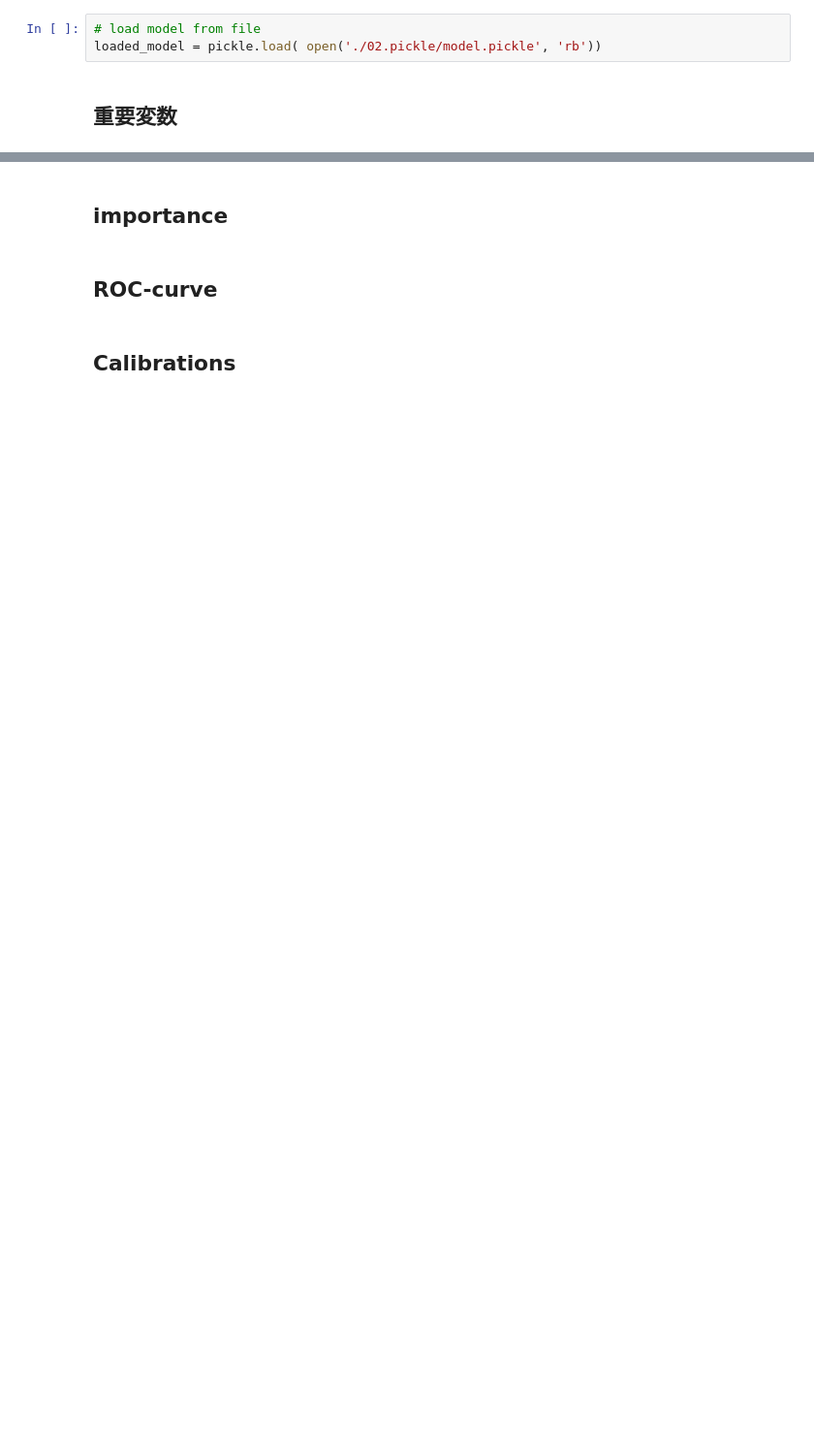
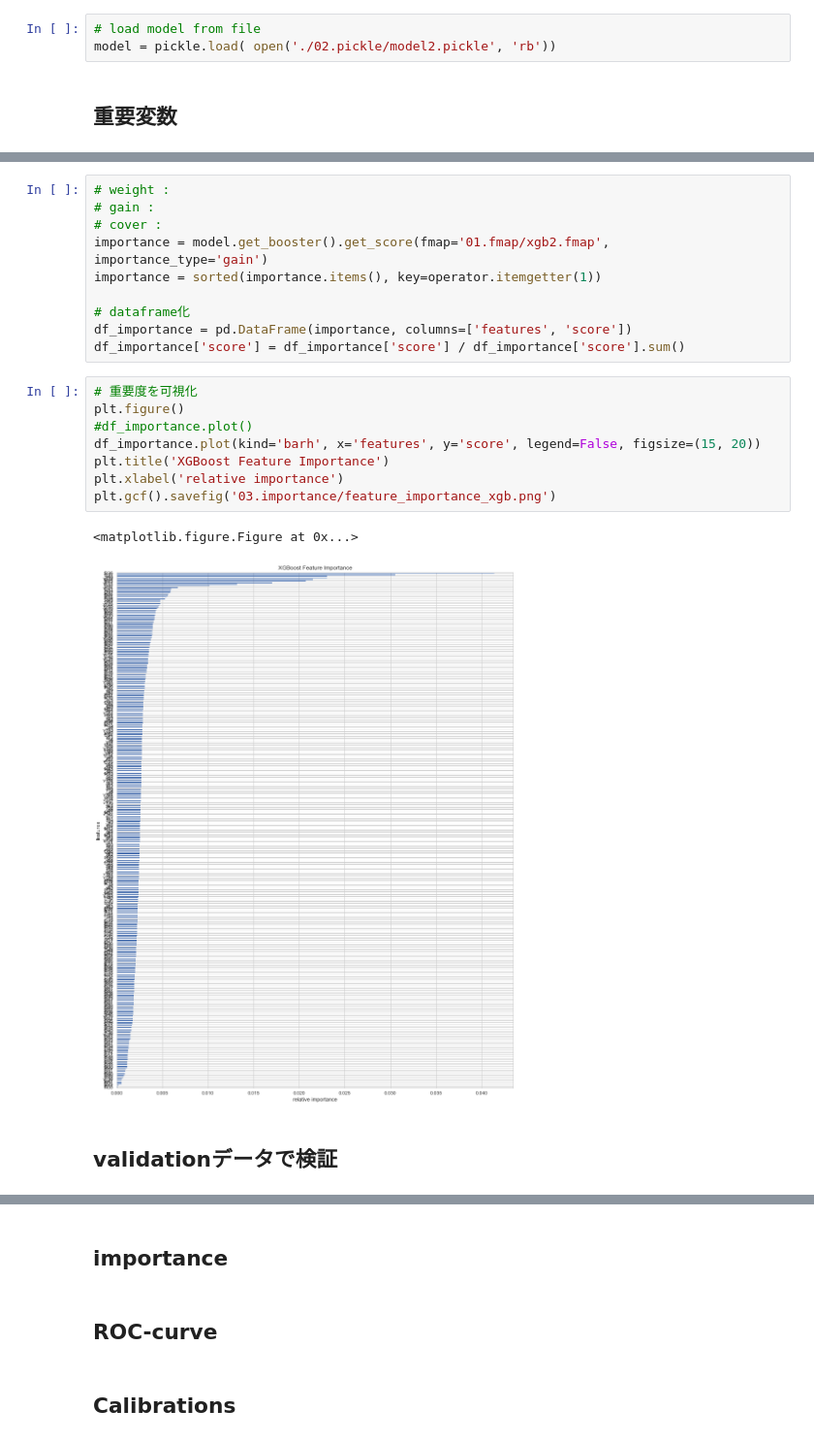
Before and after one commit to k501/BNP_Paribas, a Jupyter notebook: 10.model/BNP_XGB.ipynb, the cells around one changed output, grey strips where cells are left out. Shown: that part at 97% size. Saved outputs shown, nothing was run; the diff lists cells and outputs as text; blank space fills up the shorter version.

```diff
--- a/10.model/BNP_XGB.ipynb
+++ b/10.model/BNP_XGB.ipynb
@@ -233,5 +295,5 @@ pickle.dump(model, open("./02.pickle/model.pickle", "wb"))
 # %%
 # load model from file
-loaded_model = pickle.load( open('./02.pickle/model.pickle', 'rb'))
+model = pickle.load( open('./02.pickle/model2.pickle', 'rb'))
 # %% [markdown]
 ## 重要変数
@@ -431,0 +300,23 @@ xgb.to_graphviz(model, num_trees=2)
+# %%
+# weight :
+# gain :
+# cover :
+importance = model.get_booster().get_score(fmap='01.fmap/xgb2.fmap', importance_type='gain')
+importance = sorted(importance.items(), key=operator.itemgetter(1))
+
+# dataframe化
+df_importance = pd.DataFrame(importance, columns=['features', 'score'])
+df_importance['score'] = df_importance['score'] / df_importance['score'].sum()
+# %%
+# 重要度を可視化
+plt.figure()
+#df_importance.plot()
+df_importance.plot(kind='barh', x='features', y='score', legend=False, figsize=(15, 20))
+plt.title('XGBoost Feature Importance')
+plt.xlabel('relative importance')
+plt.gcf().savefig('03.importance/feature_importance_xgb.png')
+# %% [output]
+<matplotlib.figure.Figure at 0x...>
+[figure, added]
+# %% [markdown]
+## validationデータで検証
```
Also changed, not shown: parts of 74 cells of this notebook, 9 other files.
